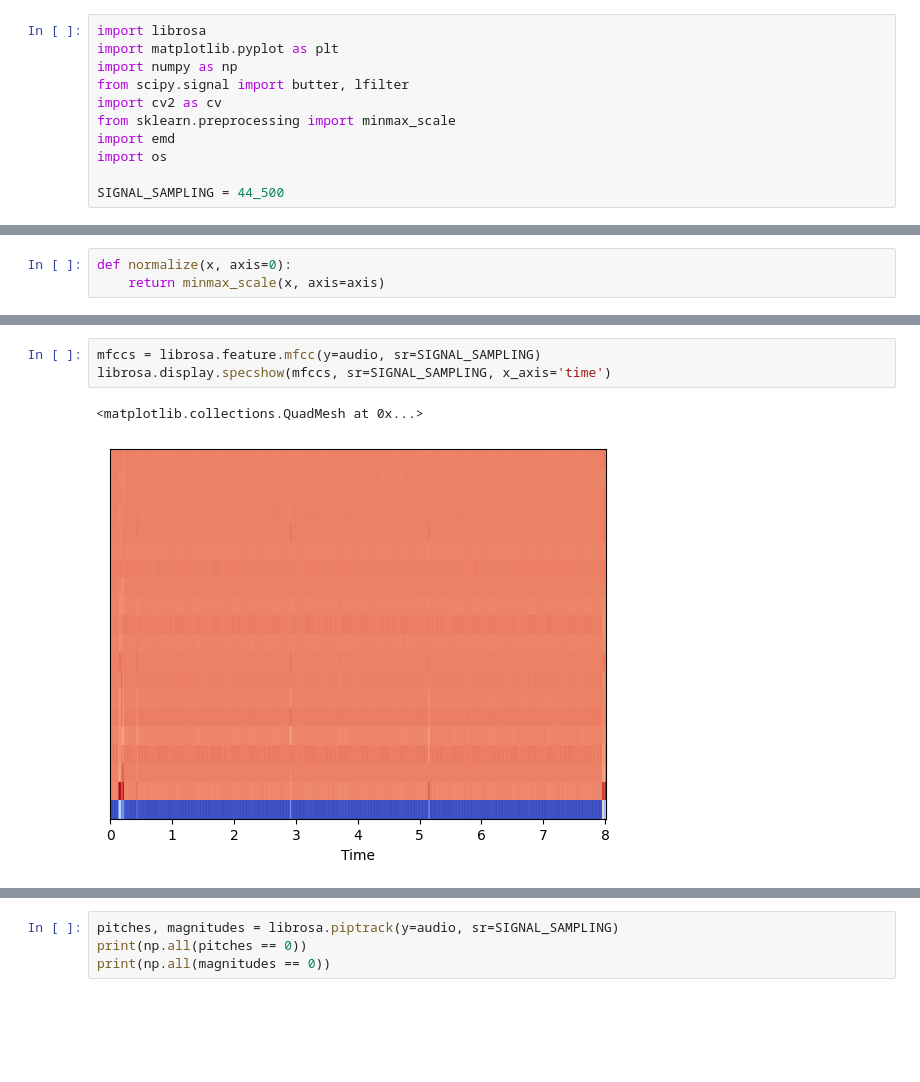
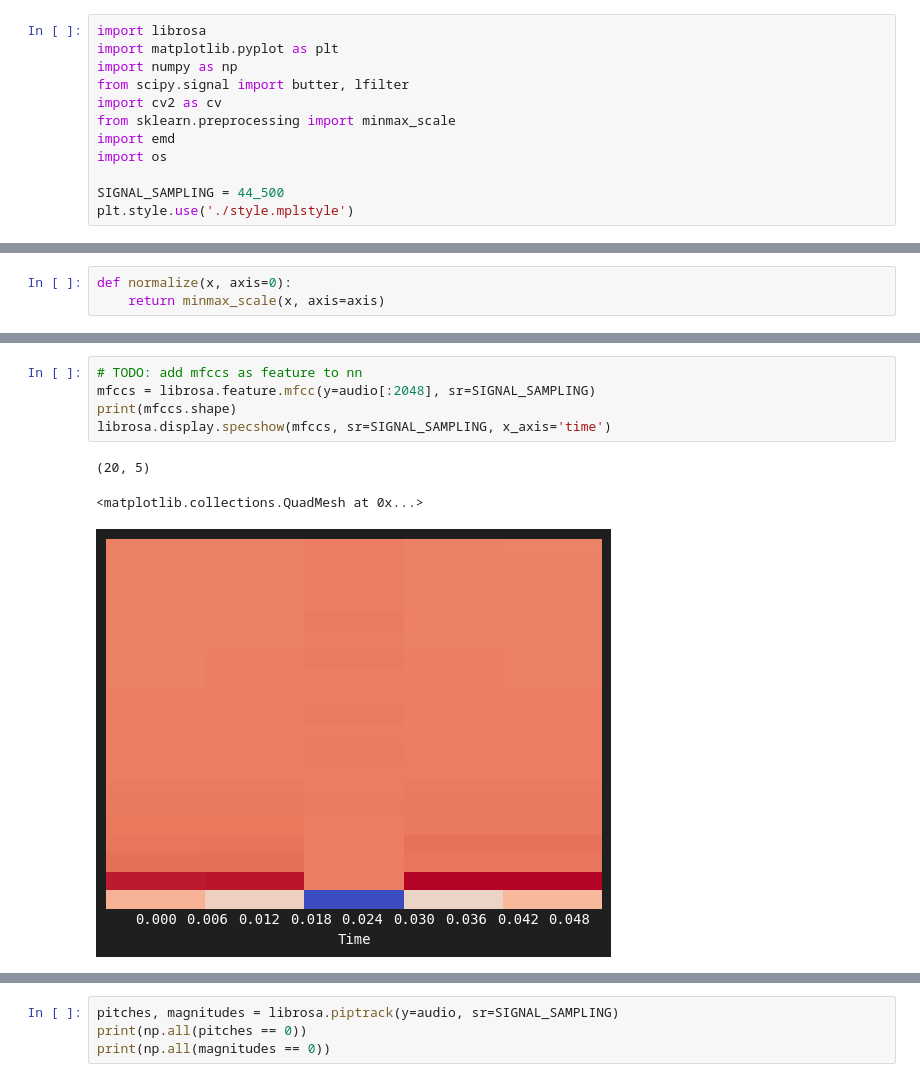
Before and after one commit to filipio/vibroacoustic-analysis, a Jupyter notebook: audio_exploration.ipynb, the cells around one changed output, grey strips where cells are left out. Saved outputs shown, nothing was run; the diff lists cells and outputs as text; blank space fills up the shorter version.

Commit message:
add exploration of audio features, clean code, add styles for plots

```diff
--- a/audio_exploration.ipynb
+++ b/audio_exploration.ipynb
@@ -9,6 +9,7 @@ import emd
 import os
 
 SIGNAL_SAMPLING = 44_500
+plt.style.use('./style.mplstyle')
 # %%
 def load_audio_data(path):
     y, _ = librosa.load(path, sr=SIGNAL_SAMPLING)
@@ -109,6 +121,9 @@ plt.plot(centroid_times, normalize(spectral_centroids), color='r')
 # %%
-mfccs = librosa.feature.mfcc(y=audio, sr=SIGNAL_SAMPLING)
+# TODO: add mfccs as feature to nn
+mfccs = librosa.feature.mfcc(y=audio[:2048], sr=SIGNAL_SAMPLING)
+print(mfccs.shape)
 librosa.display.specshow(mfccs, sr=SIGNAL_SAMPLING, x_axis='time')
 # %% [output]
-<matplotlib.collections.QuadMesh at 0x...>
+(20, 5)
+<matplotlib.collections.QuadMesh at 0x...>
-[figure, old version]
+[figure, new version]
```
Also changed, not shown: parts of 11 cells of this notebook, 2 other files.
